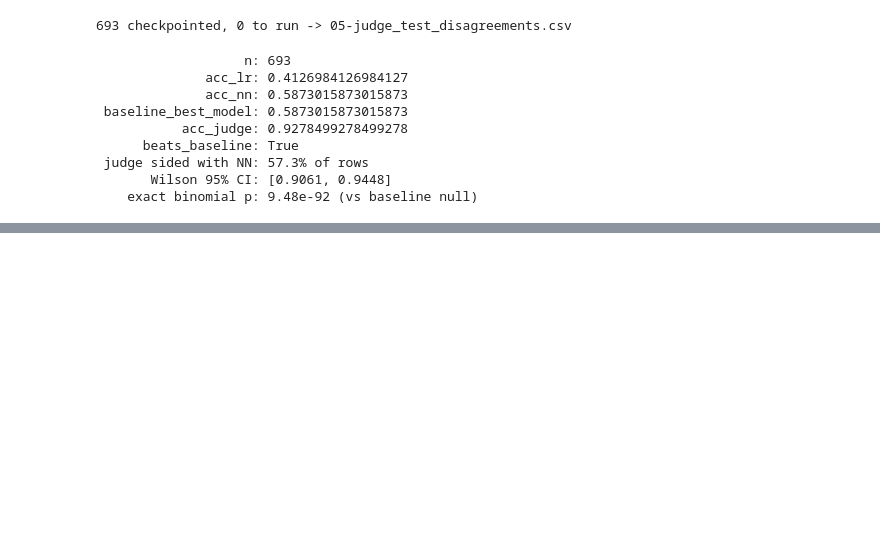
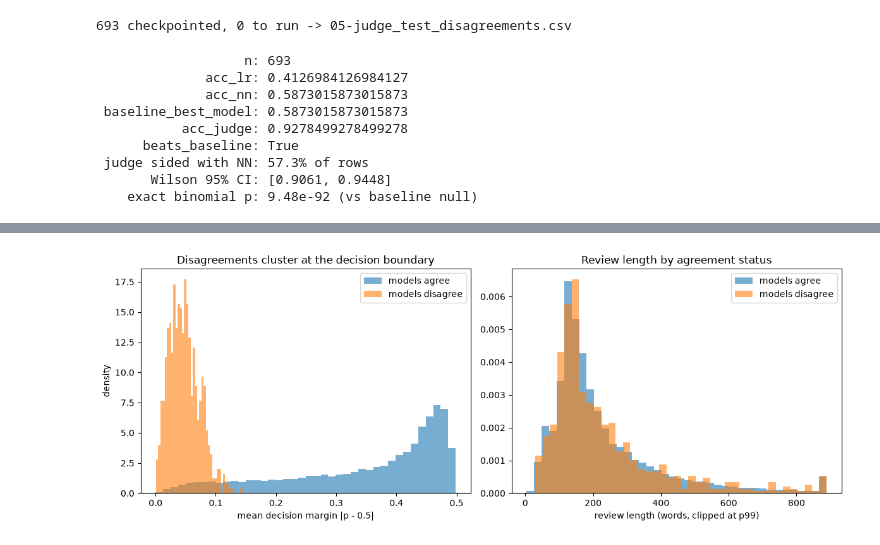
Before and after one commit to KeanaGindy/movie-review-sentiment, a Jupyter notebook: notebooks/05_divergence_judge.ipynb, the cells around one changed output, grey strips where cells are left out. Cells and saved outputs as stored; diff of their text form; code cells hidden in the pictures; blank space fills up the shorter version.

```diff
--- a/notebooks/05_divergence_judge.ipynb
+++ b/notebooks/05_divergence_judge.ipynb
@@ -19,13 +19,16 @@ from shared import PATHS, SEED, load_splits
 import json
 import time
 
+import matplotlib.pyplot as plt
+import numpy as np
 import pandas as pd
 from dotenv import dotenv_values
 from openai import OpenAI
-from scipy.stats import binomtest
-from sklearn.metrics import cohen_kappa_score
+from scipy.stats import binomtest, mannwhitneyu
+from sklearn.feature_extraction.text import CountVectorizer
 
 TBL = PATHS["tables_dir"]
+FIG = PATHS["figures_dir"]
 PREDICTIONS = PATHS["predictions_dir"]
 GOLDEN_CSV = PATHS["repo_root"] / "data" / "golden" / "golden_set.csv"
 # %% [markdown]
@@ -246,10 +245,7 @@ if HAVE_PREDICTIONS:
     for row in disagree.loc[is_golden].itertuples():
         print(f"  excluding {row.id} (train_idx {row.source_index})")
     screened = disagree.loc[~is_golden].copy()
-
-    # Protocol sampling rule (pre-registered): tag all if <=50, else a seeded random 50.
-    tag_sample = screened if len(screened) <= 50 else screened.sample(n=50, random_state=SEED)
-    print(f"screened disagreement set: {len(screened)} | tagging sample: {len(tag_sample)}")
+    print(f"screened disagreement set: {len(screened)}")
 else:
     print("skipped - waiting on prediction files")
 # %% [output]
@@ -307,13 +303,9 @@ if HAVE_TEST:
     t_acc_lr = float((test_dis["y_pred_lr"] == test_dis["y_true"]).mean())
     t_acc_nn = float((test_dis["y_pred_nn"] == test_dis["y_true"]).mean())
     assert abs(t_acc_lr + t_acc_nn - 1.0) < 1e-9, "disagreement identity violated"
-    test_tag_sample = (
-        test_dis if len(test_dis) <= 50 else test_dis.sample(n=50, random_state=SEED)
-    )
     print(f"test disagreements: {len(test_dis)} of {len(test)} ({len(test_dis) / len(test):.2%})")
     print(f"on disagreements: acc_lr {t_acc_lr:.4f} | acc_nn {t_acc_nn:.4f}")
     print(f"pre-registered baseline max(acc_lr, acc_nn): {max(t_acc_lr, t_acc_nn):.4f}")
-    print(f"tagging sample (protocol rule): {len(test_tag_sample)}")
 else:
     print("waiting on 04-test_predictions.parquet (04 not merged yet)")
 # %% [output]
@@ -469,0 +361,64 @@ sarcasm       3         0      1      0        2
+# %%
+if HAVE_TEST:
+    plt.rcParams.update(PLOT_STYLE)
+
+    # Decision margins: each model's distance from the 0.5 boundary, per review.
+    proba = tp.pivot(index="id", columns="model", values="y_proba_pos")[
+        ["logistic_regression", "neural_network"]
+    ].rename(columns={"logistic_regression": "p_lr", "neural_network": "p_nn"})
+    proba["margin_lr"] = (proba["p_lr"] - 0.5).abs()
+    proba["margin_nn"] = (proba["p_nn"] - 0.5).abs()
+    proba["is_dis"] = proba.index.isin(test_dis["id"])
+
+    test_texts_all = splits.loc[splits["split"] == "test", ["id", "text"]].set_index("id")
+    proba["words"] = test_texts_all["text"].map(lambda t: len(preprocess_text(t).split()))
+
+    judged = test_scored.set_index("id")
+    miss_ids = set(
+        judged.index[judged["judge_label"].map({"negative": 0, "positive": 1}) != judged["y_true"]]
+    )
+
+    rows = []
+    for metric in ("margin_lr", "margin_nn", "words"):
+        a = proba.loc[proba["is_dis"], metric]
+        b = proba.loc[~proba["is_dis"], metric]
+        rows.append({
+            "comparison": "disagree_vs_agree", "metric": metric,
+            "median_disagree": a.median(), "median_agree": b.median(),
+            "mannwhitney_p": mannwhitneyu(a, b, alternative="two-sided").pvalue,
+        })
+    dis_only = proba.loc[proba["is_dis"]].copy()
+    dis_only["judge_wrong"] = dis_only.index.isin(miss_ids)
+    for metric in ("margin_lr", "margin_nn", "words"):
+        a = dis_only.loc[dis_only["judge_wrong"], metric]
+        b = dis_only.loc[~dis_only["judge_wrong"], metric]
+        rows.append({
+            "comparison": "judgemiss_vs_hit", "metric": metric,
+            "median_disagree": a.median(), "median_agree": b.median(),
+            "mannwhitney_p": mannwhitneyu(a, b, alternative="two-sided").pvalue,
+        })
+    profile = pd.DataFrame(rows)
+    profile.to_csv(TBL / "05-judge_disagreement_profile.csv", index=False)
+    print(profile.to_string(index=False))
+
+    # Figure: where disagreements live - near the decision boundary.
+    fig, axes = plt.subplots(1, 2, figsize=(12, 4.5))
+    mean_margin = (proba["margin_lr"] + proba["margin_nn"]) / 2
+    for mask, label in ((~proba["is_dis"], "models agree"), (proba["is_dis"], "models disagree")):
+        axes[0].hist(mean_margin[mask], bins=40, density=True, alpha=0.6, label=label)
+        axes[1].hist(proba.loc[mask, "words"].clip(upper=proba["words"].quantile(0.99)),
+                     bins=40, density=True, alpha=0.6, label=label)
+    axes[0].set_xlabel("mean decision margin |p - 0.5|")
+    axes[0].set_ylabel("density")
+    axes[0].set_title("Disagreements cluster at the decision boundary")
+    axes[0].legend()
+    axes[1].set_xlabel("review length (words, clipped at p99)")
+    axes[1].set_title("Review length by agreement status")
+    axes[1].legend()
+    plt.tight_layout()
+    plt.savefig(FIG / "05-judge_disagreement_profile.png", dpi=150)
+    plt.show()
+    print("Saved figure:", (FIG / "05-judge_disagreement_profile.png").relative_to(PATHS["repo_root"]))
+else:
+    print("skipped - waiting on 04-test_predictions.parquet")
+# %% [output]
@@ -469,0 +432 @@ sarcasm       3         0      1      0        2
+[figure, added]
```
Also changed, not shown: parts of 17 cells of this notebook, 12 other files.
